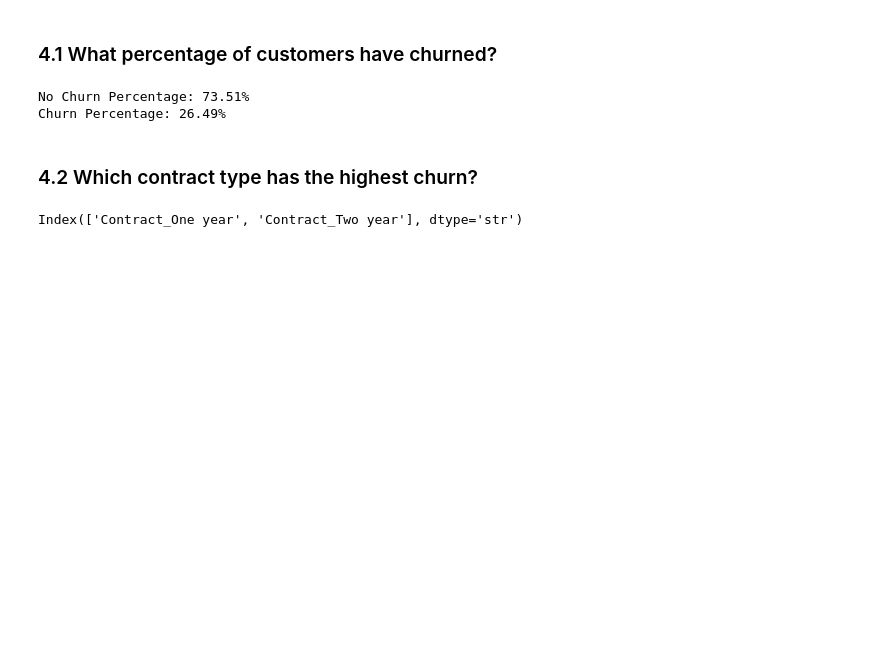
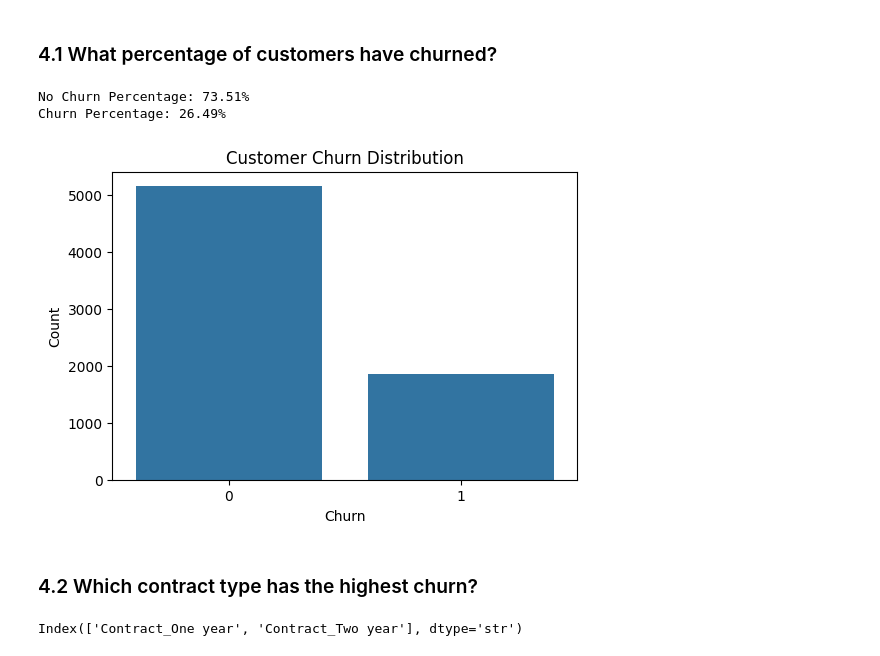
Before and after one commit to jagadeesh-labs/Meritshot-Internship, a Jupyter notebook: TASK-2/customer_churn_prediction.ipynb, the cells around one changed output. Saved outputs shown, nothing was run; the diff lists cells and outputs as text; code cells hidden in the pictures; blank space fills up the shorter version.

Commit message:
Changes to be committed:"File Organizing and Cleaning for Customer Churn Prediction"

```diff
--- a/TASK-2/customer_churn_prediction.ipynb
+++ b/TASK-2/customer_churn_prediction.ipynb
@@ -13,7 +13,7 @@ import seaborn as sns
 ## 2. Load Dataset
 # %%
 # Load the dataset
-df = pd.read_csv('Telco-Customer-Churn.csv')
+df = pd.read_csv("data/Telco-Customer-Churn.csv")
 # %% [markdown]
 # 3. Data Preprocessing
 # %% [markdown]
@@ -264,6 +264,27 @@ print(f"Churn Percentage: {churn_percentage[1]:.2f}%")
 # %% [output]
 No Churn Percentage: 73.51%
 Churn Percentage: 26.49%
+# %%
+# Visualize customer churn distribution
+plt.figure(figsize=(6,4))
+
+sns.countplot(
+    x="Churn_Yes",
+    data=df
+)
+
+plt.title("Customer Churn Distribution")
+plt.xlabel("Churn")
+plt.ylabel("Count")
+
+plt.savefig(
+    "images/churn_distribution.png",
+    bbox_inches="tight"
+)
+
+plt.show()
+# %% [output]
+[figure, added]
 # %% [markdown]
 ### 4.2 Which contract type has the highest churn?
 # %%
```
Also changed, not shown: parts of 19 cells of this notebook, 3 other files.
